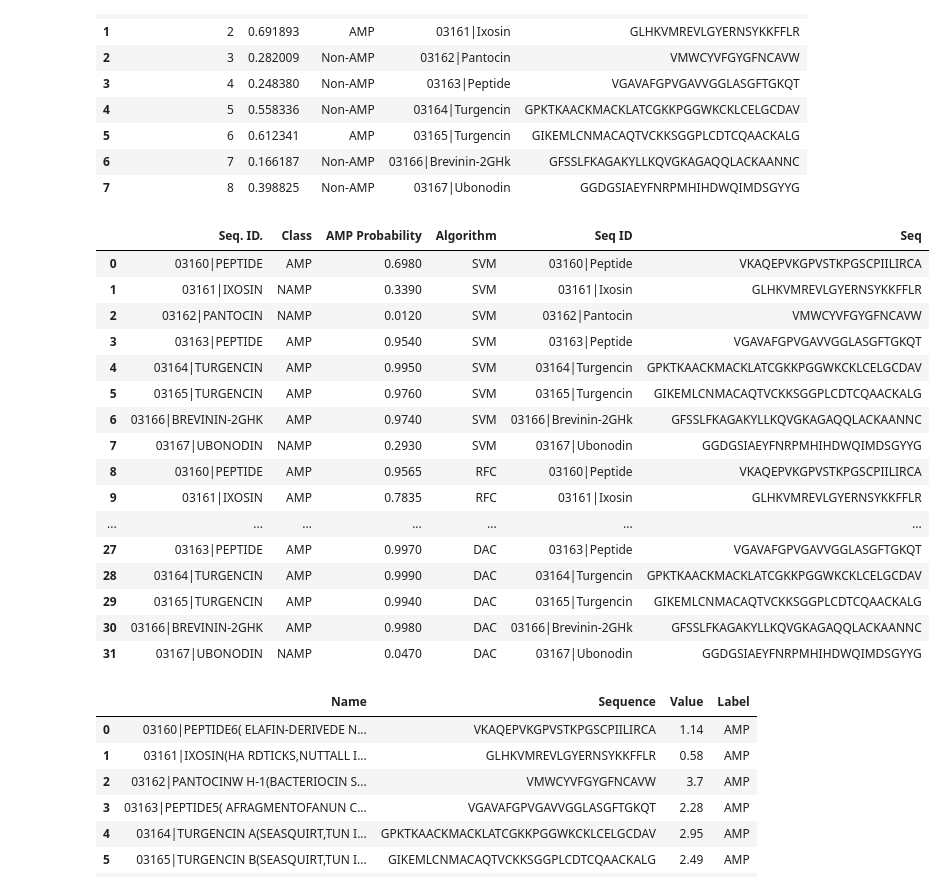
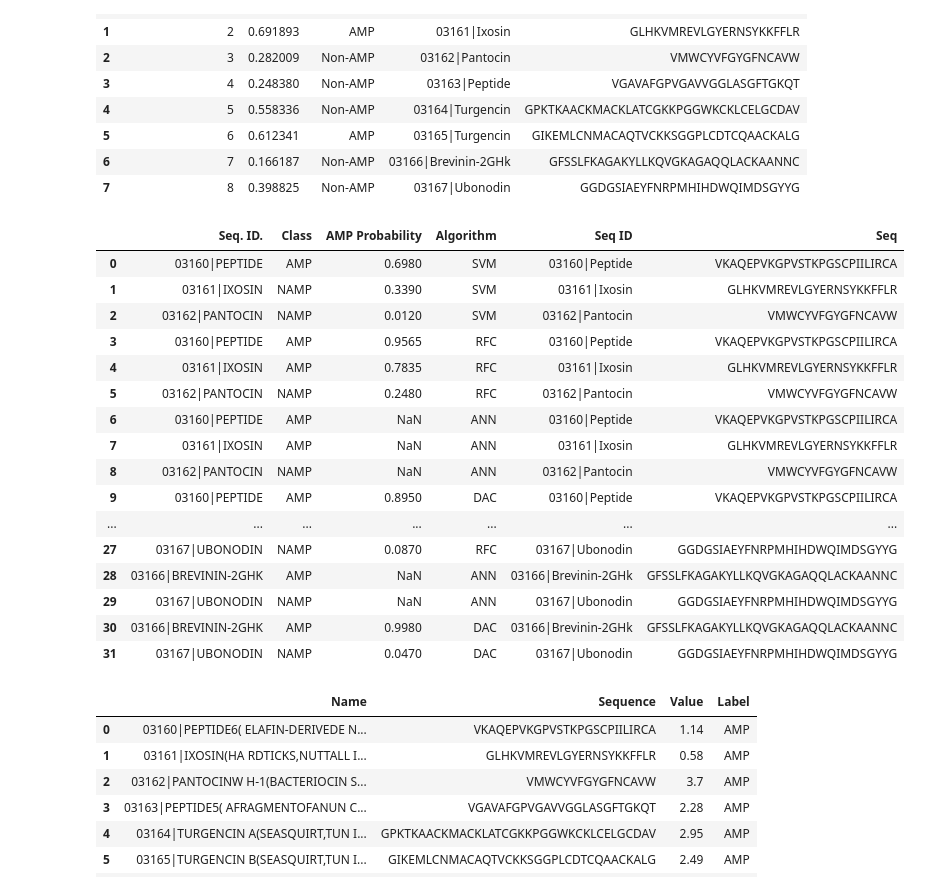
Before and after one commit to Danielmoraisg/AMP-Prediction, a Jupyter notebook: example.ipynb, the cells around one changed output. Cells and saved outputs as stored; diff of their text form; code cells hidden in the pictures.

```diff
--- a/example.ipynb
+++ b/example.ipynb
@@ -19,23 +19,23 @@ portreports(file, driver_path)
 | 6 | 7 | 0.166187 | Non-AMP | 03166|Brevinin-2GHk | GFSSLFKAGAKYLLKQVGKAGAQQLACKAANNC |
 | 7 | 8 | 0.398825 | Non-AMP | 03167|Ubonodin | GGDGSIAEYFNRPMHIHDWQIMDSGYYG |
 # %%
-campr3(file,driver_path)
+campr3(file,driver_path, n_try = 3)
 # %% [output]
 |  | Seq. ID. | Class | AMP Probability | Algorithm | Seq ID | Seq |
 | 0 | 03160|PEPTIDE | AMP | 0.6980 | SVM | 03160|Peptide | VKAQEPVKGPVSTKPGSCPIILIRCA |
 | 1 | 03161|IXOSIN | NAMP | 0.3390 | SVM | 03161|Ixosin | GLHKVMREVLGYERNSYKKFFLR |
 | 2 | 03162|PANTOCIN | NAMP | 0.0120 | SVM | 03162|Pantocin | VMWCYVFGYGFNCAVW |
-| 3 | 03163|PEPTIDE | AMP | 0.9540 | SVM | 03163|Peptide | VGAVAFGPVGAVVGGLASGFTGKQT |
-| 4 | 03164|TURGENCIN | AMP | 0.9950 | SVM | 03164|Turgencin | GPKTKAACKMACKLATCGKKPGGWKCKLCELGCDAV |
-| 5 | 03165|TURGENCIN | AMP | 0.9760 | SVM | 03165|Turgencin | GIKEMLCNMACAQTVCKKSGGPLCDTCQAACKALG |
-| 6 | 03166|BREVININ-2GHK | AMP | 0.9740 | SVM | 03166|Brevinin-2GHk | GFSSLFKAGAKYLLKQVGKAGAQQLACKAANNC |
-| 7 | 03167|UBONODIN | NAMP | 0.2930 | SVM | 03167|Ubonodin | GGDGSIAEYFNRPMHIHDWQIMDSGYYG |
-| 8 | 03160|PEPTIDE | AMP | 0.9565 | RFC | 03160|Peptide | VKAQEPVKGPVSTKPGSCPIILIRCA |
-| 9 | 03161|IXOSIN | AMP | 0.7835 | RFC | 03161|Ixosin | GLHKVMREVLGYERNSYKKFFLR |
+| 3 | 03160|PEPTIDE | AMP | 0.9565 | RFC | 03160|Peptide | VKAQEPVKGPVSTKPGSCPIILIRCA |
+| 4 | 03161|IXOSIN | AMP | 0.7835 | RFC | 03161|Ixosin | GLHKVMREVLGYERNSYKKFFLR |
+| 5 | 03162|PANTOCIN | NAMP | 0.2480 | RFC | 03162|Pantocin | VMWCYVFGYGFNCAVW |
+| 6 | 03160|PEPTIDE | AMP | NaN | ANN | 03160|Peptide | VKAQEPVKGPVSTKPGSCPIILIRCA |
+| 7 | 03161|IXOSIN | AMP | NaN | ANN | 03161|Ixosin | GLHKVMREVLGYERNSYKKFFLR |
+| 8 | 03162|PANTOCIN | NAMP | NaN | ANN | 03162|Pantocin | VMWCYVFGYGFNCAVW |
+| 9 | 03160|PEPTIDE | AMP | 0.8950 | DAC | 03160|Peptide | VKAQEPVKGPVSTKPGSCPIILIRCA |
 | ... | ... | ... | ... | ... | ... | ... |
-| 27 | 03163|PEPTIDE | AMP | 0.9970 | DAC | 03163|Peptide | VGAVAFGPVGAVVGGLASGFTGKQT |
-| 28 | 03164|TURGENCIN | AMP | 0.9990 | DAC | 03164|Turgencin | GPKTKAACKMACKLATCGKKPGGWKCKLCELGCDAV |
-| 29 | 03165|TURGENCIN | AMP | 0.9940 | DAC | 03165|Turgencin | GIKEMLCNMACAQTVCKKSGGPLCDTCQAACKALG |
+| 27 | 03167|UBONODIN | NAMP | 0.0870 | RFC | 03167|Ubonodin | GGDGSIAEYFNRPMHIHDWQIMDSGYYG |
+| 28 | 03166|BREVININ-2GHK | AMP | NaN | ANN | 03166|Brevinin-2GHk | GFSSLFKAGAKYLLKQVGKAGAQQLACKAANNC |
+| 29 | 03167|UBONODIN | NAMP | NaN | ANN | 03167|Ubonodin | GGDGSIAEYFNRPMHIHDWQIMDSGYYG |
 | 30 | 03166|BREVININ-2GHK | AMP | 0.9980 | DAC | 03166|Brevinin-2GHk | GFSSLFKAGAKYLLKQVGKAGAQQLACKAANNC |
 | 31 | 03167|UBONODIN | NAMP | 0.0470 | DAC | 03167|Ubonodin | GGDGSIAEYFNRPMHIHDWQIMDSGYYG |
 # %%
```
Also changed, not shown: 1 other file.
